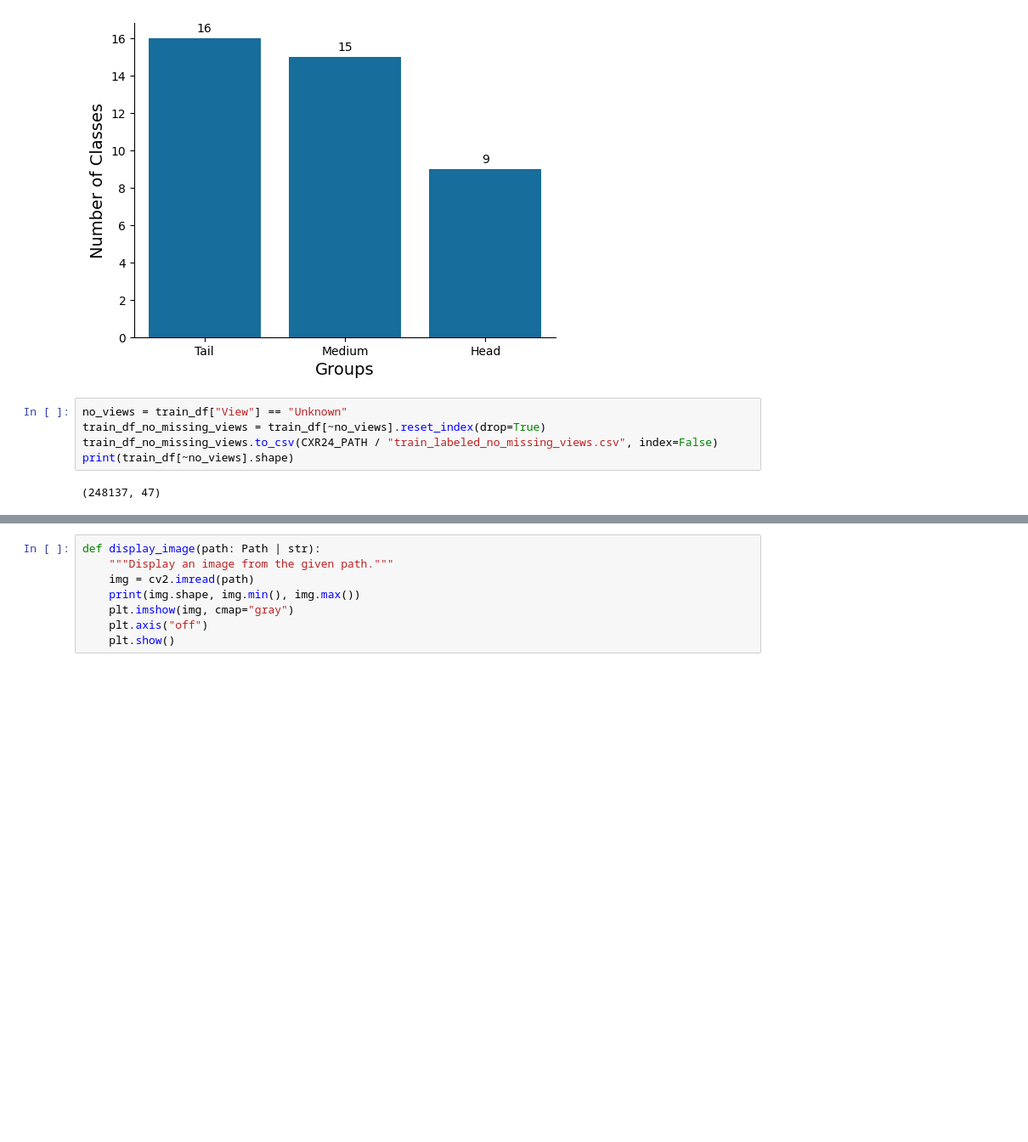
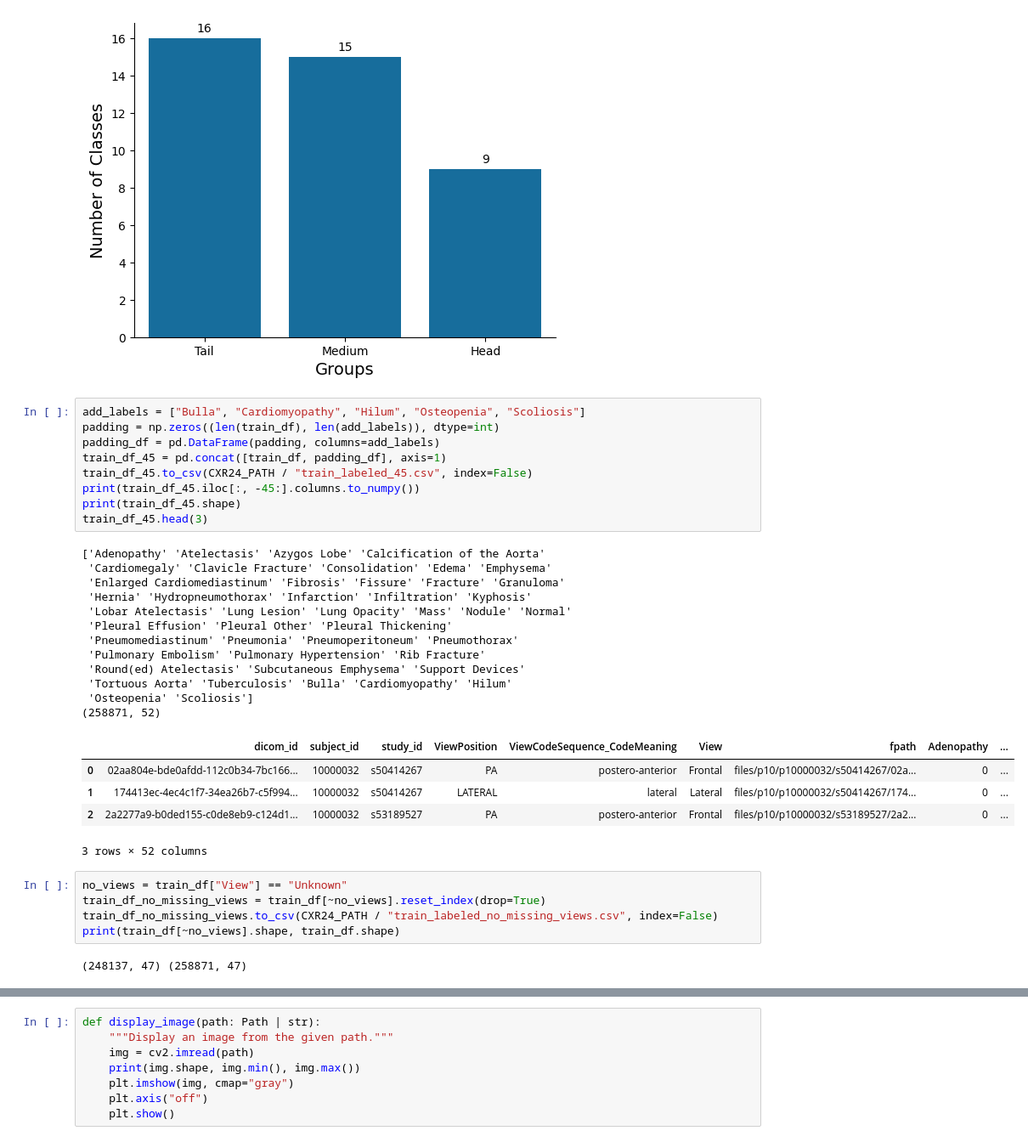
Before and after one commit to UoS-HDS/cxr-lt-diss, a Jupyter notebook: prelim_analysis.ipynb, the cells around one changed output, grey strips where cells are left out. Shown at 85% size. Drawn from its saved outputs; the diff is of its cells as text; blank space fills up the shorter version.

```diff
--- a/prelim_analysis.ipynb
+++ b/prelim_analysis.ipynb
@@ -410,12 +410,39 @@ Tail classes indices: [19, 5, 35, 2, 30, 26, 15, 28, 16, 18, 33, 10, 32, 36, 39,
 Medium classes indices: [11, 13, 27, 38, 0, 8, 14, 3, 22, 23, 34, 17, 12, 31, 6]
 Head classes indices: [9, 24, 7, 29, 1, 25, 4, 21, 37]
 [figure]
+# %%
+add_labels = ["Bulla", "Cardiomyopathy", "Hilum", "Osteopenia", "Scoliosis"]
+padding = np.zeros((len(train_df), len(add_labels)), dtype=int)
+padding_df = pd.DataFrame(padding, columns=add_labels)
+train_df_45 = pd.concat([train_df, padding_df], axis=1)
+train_df_45.to_csv(CXR24_PATH / "train_labeled_45.csv", index=False)
+print(train_df_45.iloc[:, -45:].columns.to_numpy())
+print(train_df_45.shape)
+train_df_45.head(3)
+# %% [output]
+['Adenopathy' 'Atelectasis' 'Azygos Lobe' 'Calcification of the Aorta'
+ 'Cardiomegaly' 'Clavicle Fracture' 'Consolidation' 'Edema' 'Emphysema'
+ 'Enlarged Cardiomediastinum' 'Fibrosis' 'Fissure' 'Fracture' 'Granuloma'
+ 'Hernia' 'Hydropneumothorax' 'Infarction' 'Infiltration' 'Kyphosis'
+ 'Lobar Atelectasis' 'Lung Lesion' 'Lung Opacity' 'Mass' 'Nodule' 'Normal'
+ 'Pleural Effusion' 'Pleural Other' 'Pleural Thickening'
+ 'Pneumomediastinum' 'Pneumonia' 'Pneumoperitoneum' 'Pneumothorax'
+ 'Pulmonary Embolism' 'Pulmonary Hypertension' 'Rib Fracture'
+ 'Round(ed) Atelectasis' 'Subcutaneous Emphysema' 'Support Devices'
+ 'Tortuous Aorta' 'Tuberculosis' 'Bulla' 'Cardiomyopathy' 'Hilum'
+ 'Osteopenia' 'Scoliosis']
+(258871, 52)
+|  | dicom_id | subject_id | study_id | ViewPosition | ViewCodeSequence_CodeMeaning | View | fpath | Adenopathy | ... |
+| 0 | 02aa804e-bde0afdd-112c0b34-7bc166... | 10000032 | s50414267 | PA | postero-anterior | Frontal | files/p10/p10000032/s50414267/02a... | 0 | ... |
+| 1 | 174413ec-4ec4c1f7-34ea26b7-c5f994... | 10000032 | s50414267 | LATERAL | lateral | Lateral | files/p10/p10000032/s50414267/174... | 0 | ... |
+| 2 | 2a2277a9-b0ded155-c0de8eb9-c124d1... | 10000032 | s53189527 | PA | postero-anterior | Frontal | files/p10/p10000032/s53189527/2a2... | 0 | ... |
+3 rows × 52 columns
 # %%
 no_views = train_df["View"] == "Unknown"
 train_df_no_missing_views = train_df[~no_views].reset_index(drop=True)
 train_df_no_missing_views.to_csv(CXR24_PATH / "train_labeled_no_missing_views.csv", index=False)
-print(train_df[~no_views].shape)
+print(train_df[~no_views].shape, train_df.shape)
 # %% [output]
-(248137, 47)
+(248137, 47) (258871, 47)
 # %%
 labels_diff = np.array(list(set(labels).difference(set(labels_26))))
```
Also changed, not shown: parts of 7 cells of this notebook, 1 other file.
